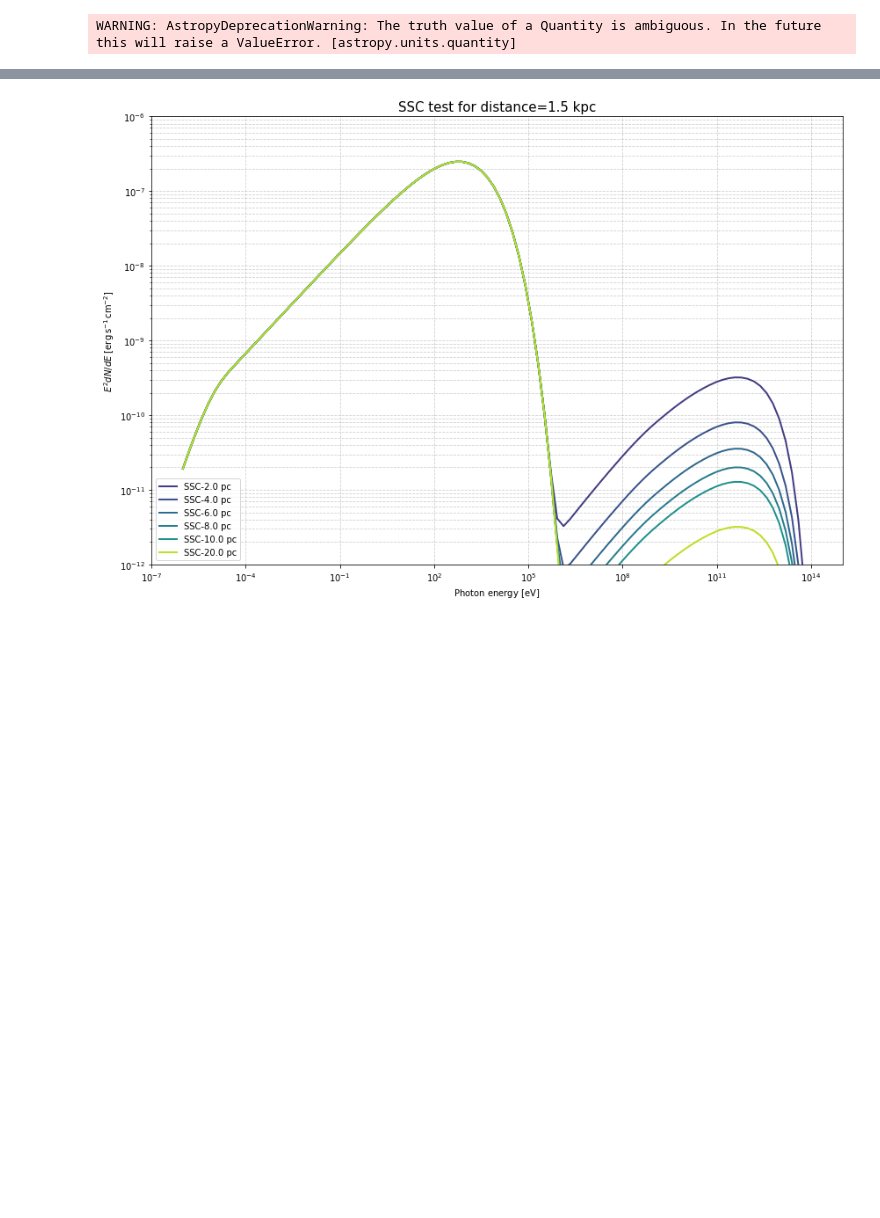
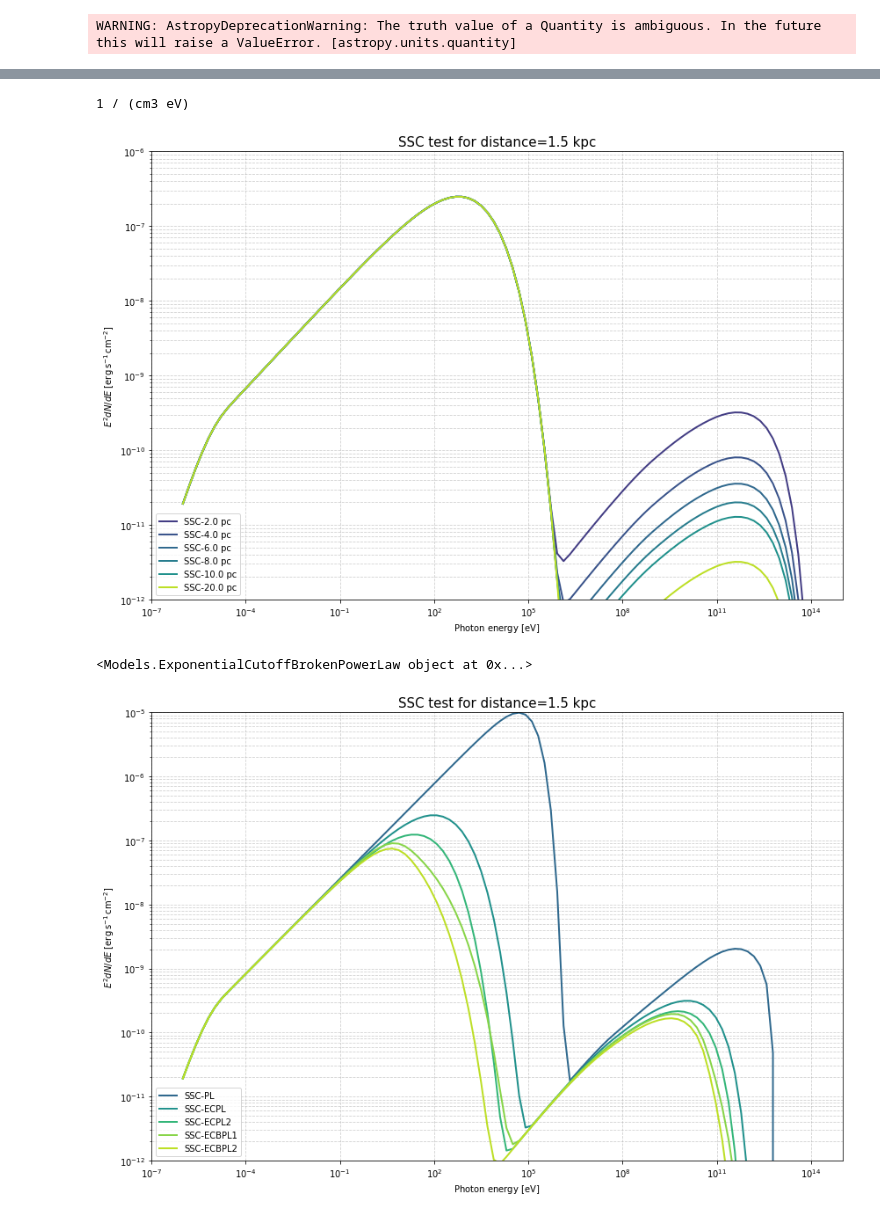
Before and after one commit to TobiaMatcovich/GRBmodelling, a Jupyter notebook: TEST.ipynb, the cells around one changed output, grey strips where cells are left out. Cells and saved outputs as stored; diff of their text form; code cells hidden in the pictures; blank space fills up the shorter version.

```diff
--- a/TEST.ipynb
+++ b/TEST.ipynb
@@ -642,11 +643,16 @@ WARNING: AstropyDeprecationWarning: The truth value of a Quantity is ambiguous.
 # %% [markdown]
 # SSC- easy sphere
 # %%
+from astropy.constants import c
+c_in_cm_per_s = c.to(u.cm / u.s)
+
 spectrum_energy = np.logspace(-1,16,1000)*u.eV
+dist=1.5*u.kpc
 
 Lsy = SYN.flux(spectrum_energy, distance=0*u.cm)
-R = 2 * u.pc
-phn_sy = Lsy / (4 * np.pi * R.to(u.cm)**2 * c) * 2.24
+print(Lsy.unit)
+R = 2*u.pc
+phn_sy = Lsy / (4 * np.pi * R.to(u.cm)**2 * c_in_cm_per_s) * 2.24
 
 
 #validate_physical_type("phn_sy", Lsy, "differential number density")
@@ -698,7 +705,8 @@ Lsy = SYN.flux(Esy, distance=0*u.cm)
 
 # Define source radius and compute photon density
 R = 2 * u.pc
-phn_sy = Lsy / (4 * np.pi * R**2 * c) * 2.24
+phn_sy = Lsy / (4 * np.pi * R.to(u.cm)**2 * c_in_cm_per_s) * 2.24
+print(phn_sy.unit)
 
 # Create IC instance with CMB and synchrotron seed photon fields:
 IC= Radiative.InverseCompton(ECPL, seed_photon_fields=[['SSC', Esy, phn_sy]])
@@ -741,7 +750,8 @@ Lsy = SYN.flux(Esy, distance=0*u.cm)
 
 # Define source radius and compute photon density
 radius=[2,4,6,8,10,20]* u.pc
-phn_sy = Lsy / (4 * np.pi * R**2 * c) * 2.24
+phn_sy = Lsy / (4 * np.pi * R.to(u.cm)**2 * c_in_cm_per_s) * 2.24
+print(phn_sy.unit)
 
 sed_SYN = SYN.sed(Esy, distance=1.5*u.kpc)
 
@@ -772,50 +782,49 @@ plt.legend(loc='lower left')
 plt.title(f"SSC test for distance={dist}",fontsize=15)
 plt.grid(True, which="both", linestyle="--", alpha=0.6)
 # %% [output]
+1 / (cm3 eV)
 [figure]
 # %%
 
+Energy_law=[PL, ECPL, ECPL2, ECBPL1, ECBPL2]
+Energy_law_names=["PL", "ECPL", "ECPL2", "ECBPL1", "ECBPL2"]
+print(Energy_law[3])
 
-SYN = Radiative.Synchrotron(PL, B=B_field)
-SYN2= Radiative.Synchrotron(ECPL, B=B_field)
-SYN3= Radiative.Synchrotron(ECPL2, B=B_field)
-SYN4= Radiative.Synchrotron(ECBPL1, B=B_field)
-SYN5= Radiative.Synchrotron(ECBPL2, B=B_field)
-
-# Define energy array for synchrotron seed photon field and compute
-# Synchroton luminosity by setting distance to 0.
-Esy = np.logspace(-6, 14, 100)*u.eV
-Lsy = SYN.flux(Esy, distance=0*u.cm)
+Esy = np.logspace(-6, 16, 100)*u.eV
+#Lsy = SYN.flux(Esy, distance=0*u.cm)
 
 # Define source radius and compute photon density
 R=2* u.pc
-phn_sy = Lsy / (4 * np.pi * R**2 * c) * 2.24
-
-sed_SYN = SYN.sed(Esy, distance=1.5*u.kpc)
 
 # Plot
 plt.figure(figsize=(12,8))
 plt.rc('font', family='sans')
 plt.rc('mathtext', fontset='custom')
 
-#plt.loglog(spectrum_energy,sed_SYN,lw=2,label='Sync',c=cmap2(0.9))
+c=0
+for law,law_name in zip (Energy_law,Energy_law_names):
+    c+=0.2
+    SYN = Radiative.Synchrotron(law, B=B_field)
+    Lsy = SYN.flux(Esy, distance=0*u.cm)
+    phn_sy = Lsy / (4 * np.pi * R.to(u.cm)**2 * c_in_cm_per_s) * 2.24
 
-for rad in radius:
-    phn_sy = Lsy / (4 * np.pi * rad**2 * c) * 2.24
-    IC= Radiative.InverseCompton(ECPL, seed_photon_fields=[['SSC', Esy, phn_sy]])
+    IC= Radiative.InverseCompton(law, seed_photon_fields=[['SSC', Esy, phn_sy]])
+    sed_SYN = SYN.sed(Esy, distance=1.5*u.kpc)
     sed_IC = IC.sed(Esy, distance=1.5*u.kpc)
     SSC=sed_IC.value+sed_SYN.value
 
-    #plt.loglog(spectrum_energy,sed_IC,lw=1.5,ls='-',label='IC(SSC)',c=cmap1(0.5))
-    plt.loglog(spectrum_energy,SSC,lw=2,label=f'SSC-{rad}',c=cmap2(rad/20))
+    plt.loglog(spectrum_energy,SSC,lw=2,label=f'SSC-{law_name}',c=cmap2(0.1+c))
 
 plt.xlabel('Photon energy [{0}]'.format(spectrum_energy.unit.to_string('latex_inline')))
 plt.ylabel('$E^2 dN/dE$ [{0}]'.format(sed_SYN.unit.to_string('latex_inline')))
 
-plt.ylim(1e-12, 1e-6)
+plt.ylim(1e-12, 1e-5)
 plt.tight_layout()
 plt.legend(loc='lower left')
 
 
 plt.title(f"SSC test for distance={dist}",fontsize=15)
 plt.grid(True, which="both", linestyle="--", alpha=0.6)
+# %% [output]
+<Models.ExponentialCutoffBrokenPowerLaw object at 0x...>
+[figure, added]
```
Also changed, not shown: parts of 9 cells of this notebook, 3 other files.
